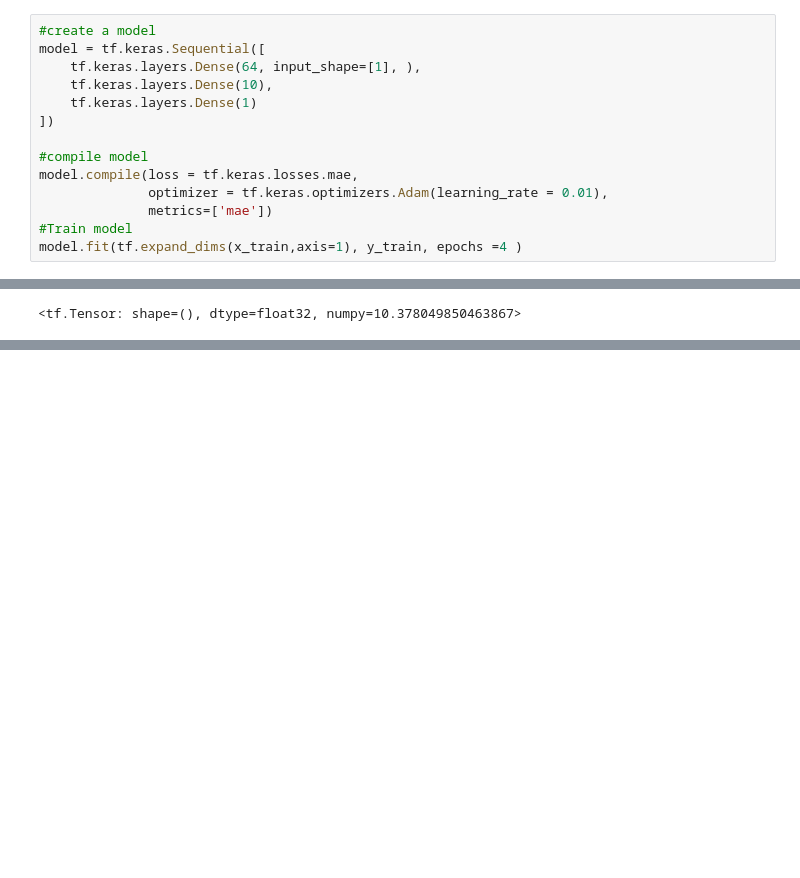
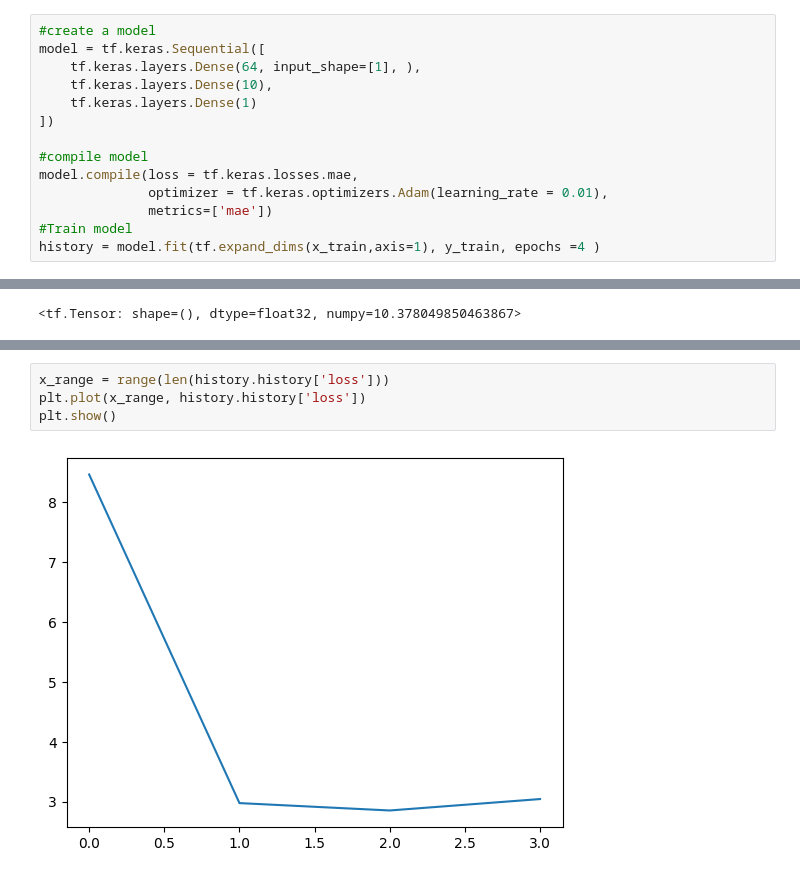
Before and after one commit to Ravindu-Pathirana/Deep_Neural_Network_Tutorial, a Jupyter notebook: Regression_DNN.ipynb, the cells around one changed output, grey strips where cells are left out. Cells and saved outputs as stored; diff of their text form; blank space fills up the shorter version.

```diff
--- a/Regression_DNN.ipynb
+++ b/Regression_DNN.ipynb
@@ -118,6 +118,6 @@ model.compile(loss = tf.keras.losses.mae,
               optimizer = tf.keras.optimizers.Adam(learning_rate = 0.01),
               metrics=['mae'])
 #Train model
-model.fit(tf.expand_dims(x_train,axis=1), y_train, epochs =4 )
+history = model.fit(tf.expand_dims(x_train,axis=1), y_train, epochs =4 )
 # %% [output]
 Epoch 1/4
@@ -205,0 +216,6 @@ mse
+# %%
+x_range = range(len(history.history['loss']))
+plt.plot(x_range, history.history['loss'])
+plt.show()
+# %% [output]
+[figure, added]
```
Also changed, not shown: parts of 3 cells of this notebook.
